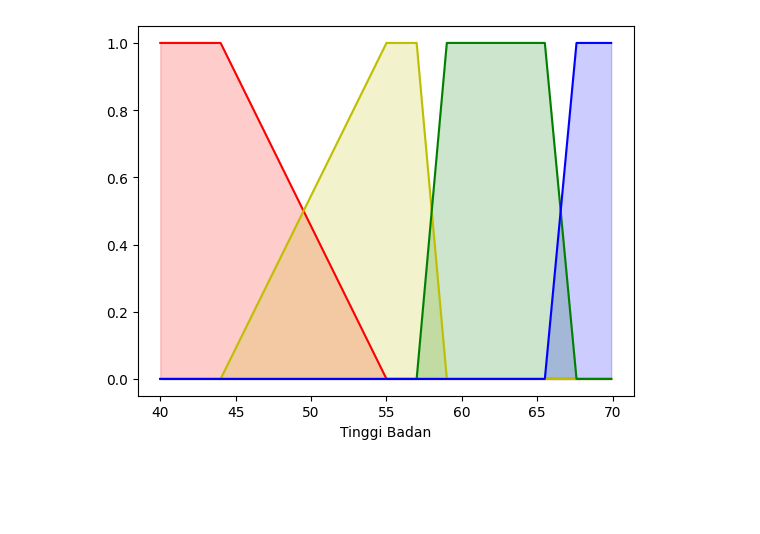
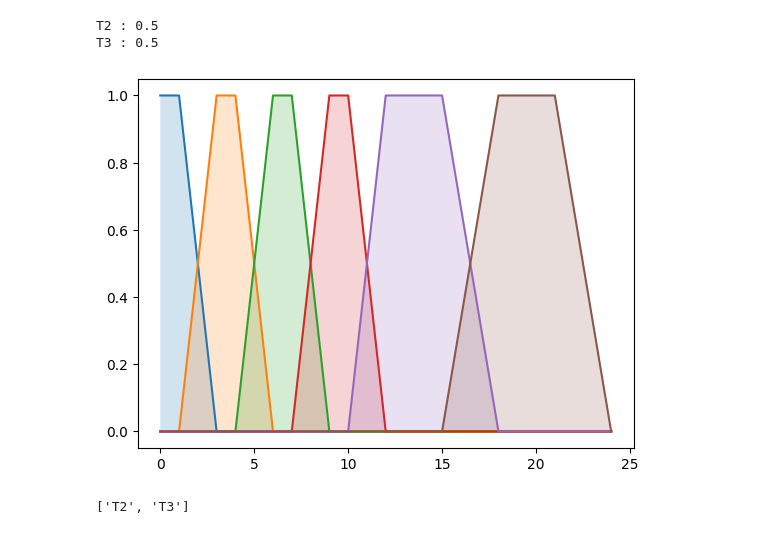
Before and after one commit to NexoCal/ProjectF, a Jupyter notebook: ProjectF.ipynb, the cells around one changed output. Saved outputs shown, nothing was run; the diff lists cells and outputs as text; code cells hidden in the pictures; blank space fills up the shorter version.

```diff
--- a/ProjectF.ipynb
+++ b/ProjectF.ipynb
@@ -2,23 +2,3 @@
 import skfuzzy as skf
 import numpy as np
 import matplotlib.pyplot as plt
-# %%
-domain = np.arange(40.,70.,0.1)
-SS = skf.trapmf(domain,[0.,0.,44.,55.])
-S = skf.trapmf(domain,[44.,55.,57.,59.])
-N = skf.trapmf(domain,[57.,59.,65.5,67.6])
-H = skf.trapmf(domain,[65.5,67.6,100,100])
-
-plt.plot(domain,SS,'r',linewidth=1.5)
-plt.plot(domain,S,'y',linewidth=1.5)
-plt.plot(domain,N,'g',linewidth=1.5)
-plt.plot(domain,H,'b',linewidth=1.5)
-plt.fill_between(domain,SS,color='r',alpha=0.2)
-plt.fill_between(domain,S,color='y',alpha=0.2)
-plt.fill_between(domain,N,color='g',alpha=0.2)
-plt.fill_between(domain,H,color='b',alpha=0.2)
-plt.xlabel("Tinggi Badan")
-
-plt.show()
-# %% [output]
-[figure, removed]
@@ -24,0 +46,20 @@ plt.show()
+# %%
+domainU = np.arange(0.,24.1,0.1)
+AgeMembership = membershipGroup()
+
+AgeMembership.add_member('T1',domainU,[0.,0.,1.,3.])
+AgeMembership.add_member('T2',domainU,[1.,3.,4.,6.])
+AgeMembership.add_member('T3',domainU,[4.,6.,7.,9.])
+AgeMembership.add_member('T4',domainU,[7.,9.,10.,12.])
+AgeMembership.add_member('T5',domainU,[10.,12.,15.,18.])
+AgeMembership.add_member('T6',domainU,[15.,18.,21.,24.])
+AgeMembership.interp(5.,domainU)
+
+AgeMembership.show_plot(domainU)
+
+AgeMembership.show_capture_member()
+# %% [output]
+T2 : 0.5
+T3 : 0.5
+[figure, added]
+['T2', 'T3']
```
Also changed, not shown: parts of 6 cells of this notebook, 1 other file.
